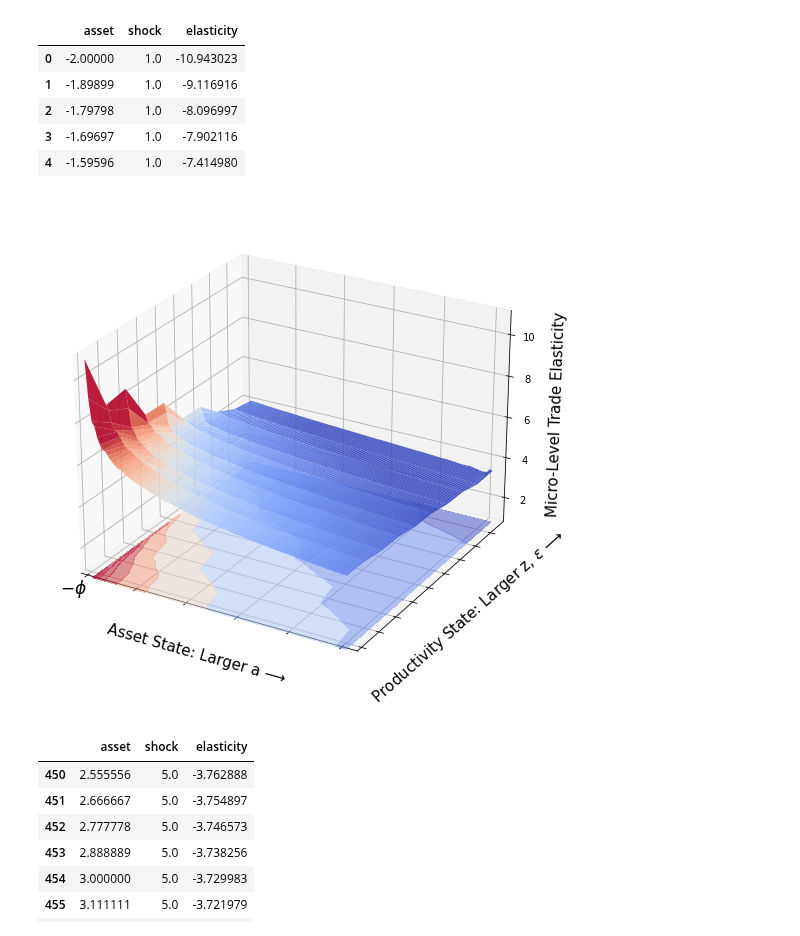
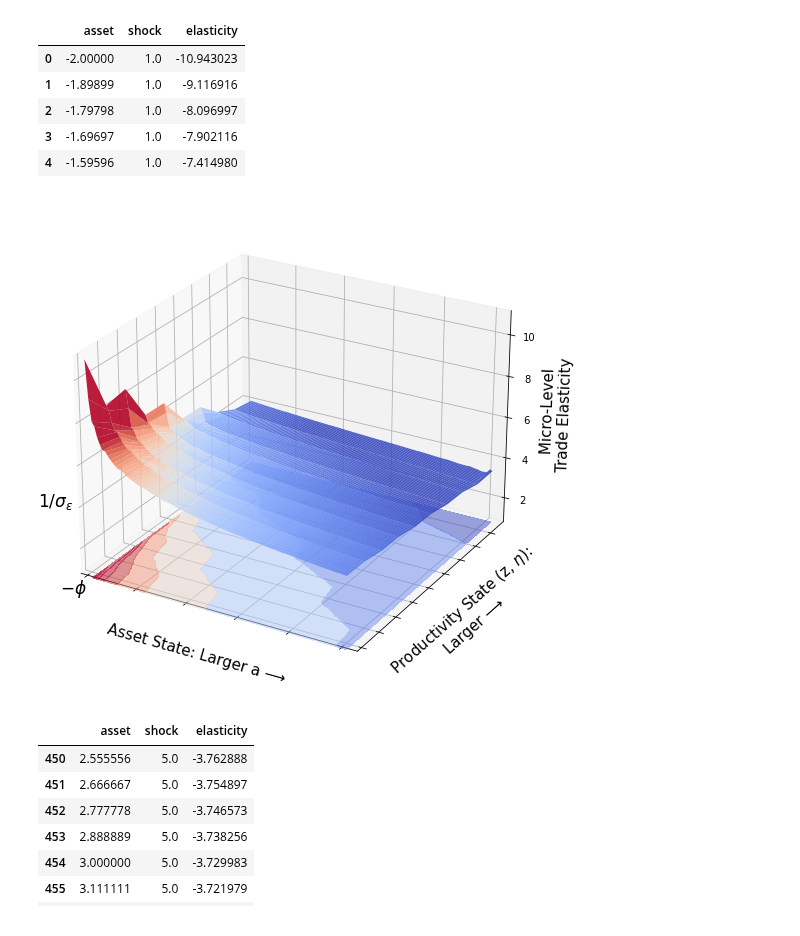
Before and after one commit to mwaugh0328/heterogeneous-agent-trade, a Jupyter notebook: notebooks/plot-elasticity.ipynb, the cells around one changed output. Drawn from its saved outputs; the diff is of its cells as text; code cells hidden in the pictures.

```diff
--- a/notebooks/plot-elasticity.ipynb
+++ b/notebooks/plot-elasticity.ipynb
@@ -38,37 +38,38 @@ x, y, z = create_grid(elasticity,"asset","shock","elasticity")
 
 fig = plt.figure(figsize = (15,9))
 
 ax = fig.gca(projection='3d')
 
 surf = ax.plot_surface(x, y, -1.0*z, rstride=1, cstride=1, cmap='coolwarm', norm=colors.Normalize(vmin=3.5, vmax=7),
                     linewidth=0, antialiased=True, alpha = 0.90, linestyles = "dashed")
 
 ofs = .50
 
 ax.contourf(x, y, -1*z, 10, offset=ofs, cmap='coolwarm', norm=colors.Normalize(vmin=3, vmax=7),
                  alpha = 0.50, linestyles = "dashed")
 
 ax.view_init(25,300)
 ax.set_xlim(-2.05,8.35)
 ax.set_xticklabels([])
 
 ax.set_ylim(0.95,9.7)
 ax.set_yticklabels([])
 
 ax.set_zlim(1.0)
 
 ax.text(-2.75, 0.25, 0, "$-\phi$", fontsize = 17)
 
+ax.text(-3.5, 0.25, 4.0, "$1 / \sigma_{\epsilon}$", fontsize = 17)
 
-ax.set_ylabel("\n Productivity State: Larger z, $\epsilon$ ⟶ ", fontsize = 15)
+ax.set_ylabel("\n Productivity State (z, $\eta$):\n Larger ⟶ ", fontsize = 15)
 ax.set_xlabel("\n Asset State: Larger a ⟶ " , fontsize = 15)
-ax.set_zlabel("\n Micro-Level Trade Elasticity ", fontsize = 15)
+ax.set_zlabel("\n Micro-Level\n Trade Elasticity ", fontsize = 15)
 
-#plt.savefig("../notes/figures/micro-elasticity.pdf", bbox_inches = "tight", dip = 3600)
+plt.savefig("../notes/figures/micro-elasticity.pdf", bbox_inches = "tight")
 
 plt.show()
 # %% [output]
-[figure, old version]
+[figure, new version]
 # %%
 elasticity.tail(50)
 # %% [output]
```
Also changed, not shown: 1 other file.
